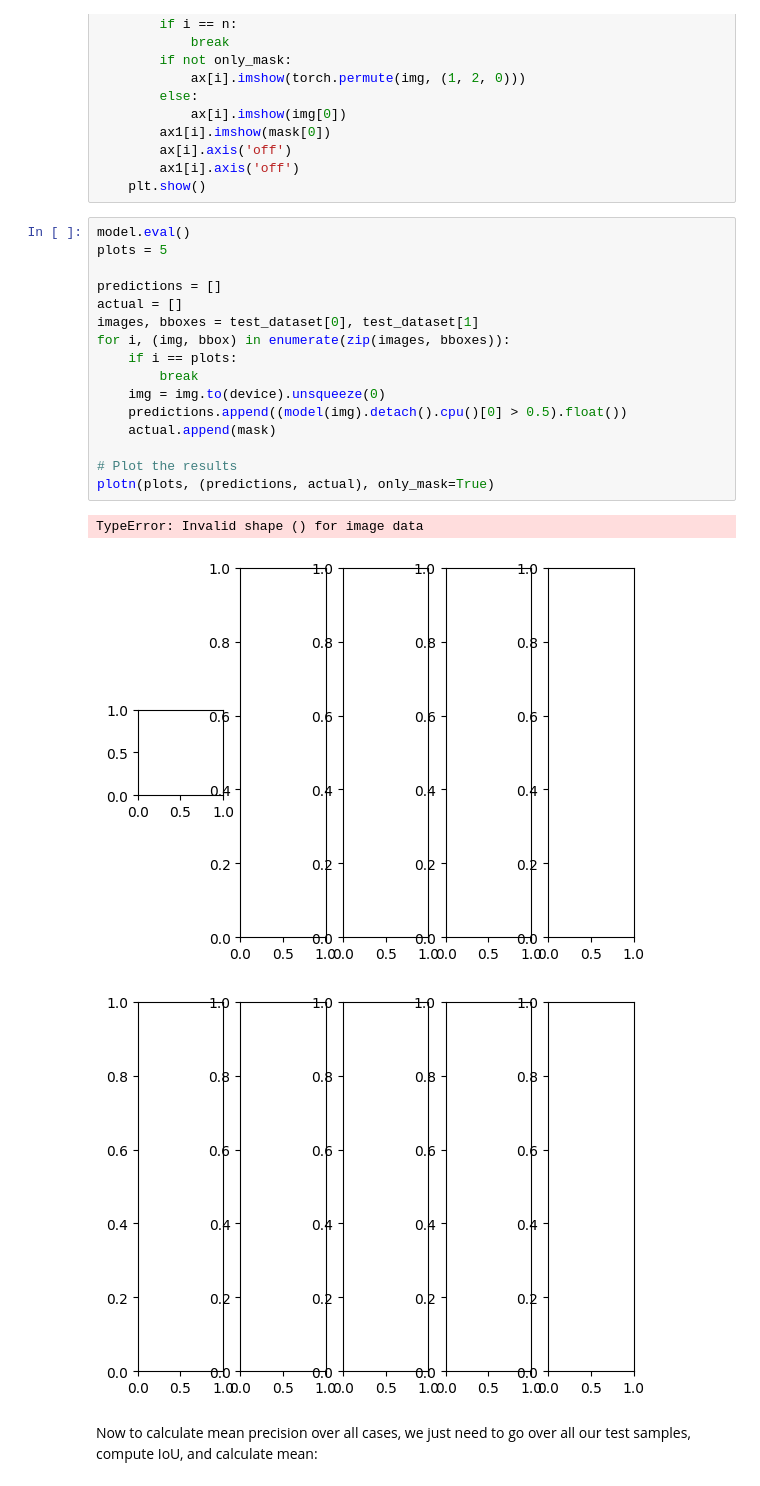
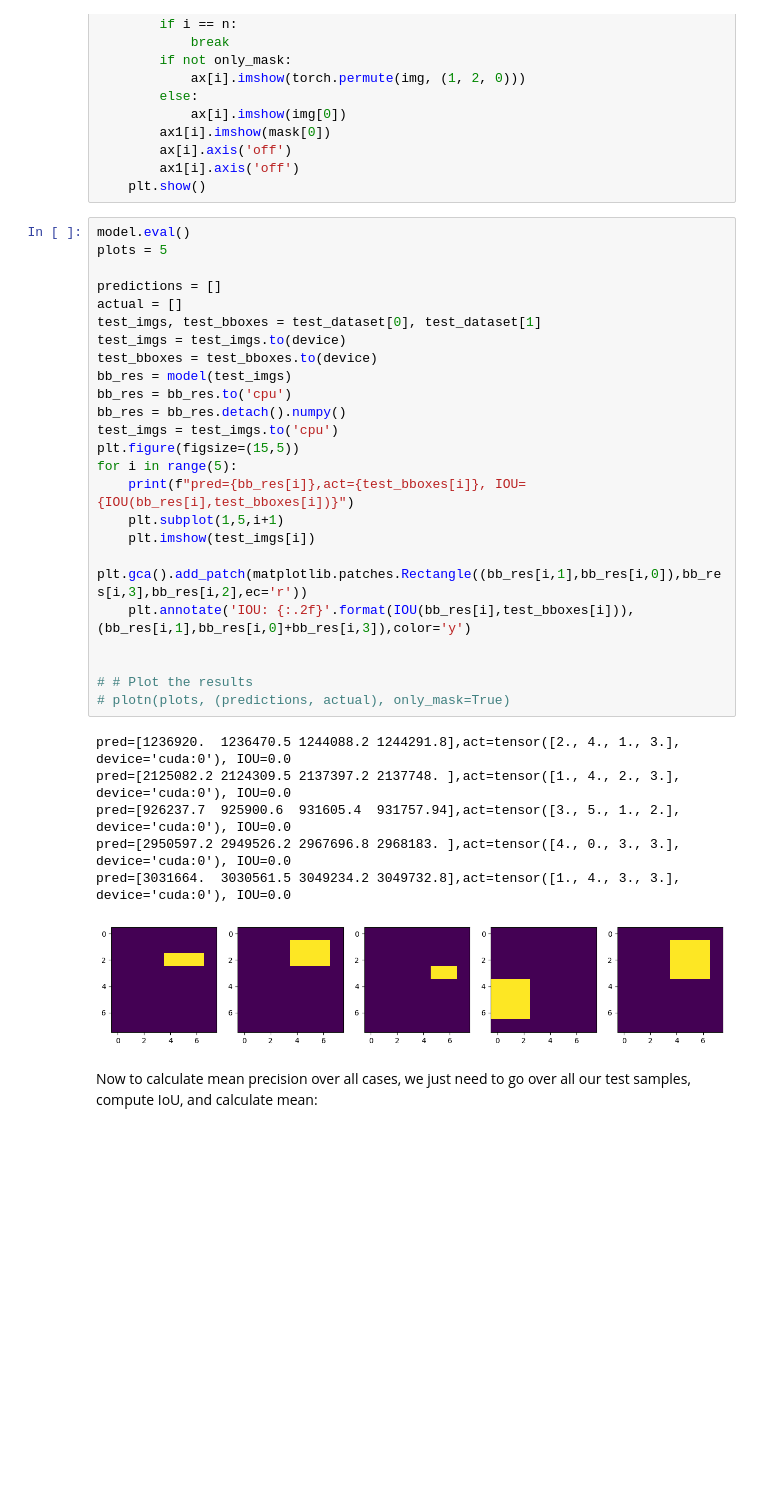
Before and after one commit to KalebKei/AI-For-Beginners, a Jupyter notebook: lessons/4-ComputerVision/11-ObjectDetection/ObjectDetectionKalebPytorch.ipynb, the cells around one changed output. Saved outputs shown, nothing was run; the diff lists cells and outputs as text; blank space fills up the shorter version.

```diff
--- a/lessons/4-ComputerVision/11-ObjectDetection/ObjectDetectionKalebPytorch.ipynb
+++ b/lessons/4-ComputerVision/11-ObjectDetection/ObjectDetectionKalebPytorch.ipynb
@@ -313,23 +316,34 @@ def plotn(n, data, only_mask=False):
 # %%
 model.eval()
 plots = 5
 
 predictions = []
 actual = []
-images, bboxes = test_dataset[0], test_dataset[1]
-for i, (img, bbox) in enumerate(zip(images, bboxes)):
-    if i == plots:
-        break
-    img = img.to(device).unsqueeze(0)
-    predictions.append((model(img).detach().cpu()[0] > 0.5).float())
-    actual.append(mask)
+test_imgs, test_bboxes = test_dataset[0], test_dataset[1]
+test_imgs = test_imgs.to(device)
+test_bboxes = test_bboxes.to(device)
+bb_res = model(test_imgs)
+bb_res = bb_res.to('cpu')
+bb_res = bb_res.detach().numpy()
+test_imgs = test_imgs.to('cpu')
+plt.figure(figsize=(15,5))
+for i in range(5):
+    print(f"pred={bb_res[i]},act={test_bboxes[i]}, IOU={IOU(bb_res[i],test_bboxes[i])}")
+    plt.subplot(1,5,i+1)
+    plt.imshow(test_imgs[i])
+    plt.gca().add_patch(matplotlib.patches.Rectangle((bb_res[i,1],bb_res[i,0]),bb_res[i,3],bb_res[i,2],ec='r'))
+    plt.annotate('IOU: {:.2f}'.format(IOU(bb_res[i],test_bboxes[i])),(bb_res[i,1],bb_res[i,0]+bb_res[i,3]),color='y')
 
-# Plot the results
-plotn(plots, (predictions, actual), only_mask=True)
+
+# # Plot the results
+# plotn(plots, (predictions, actual), only_mask=True)
 # %% [output]
-TypeError: Invalid shape () for image data
+pred=[1236920.  1236470.5 1244088.2 1244291.8],act=tensor([2., 4., 1., 3.], device='cuda:0'), IOU=0.0
+pred=[2125082.2 2124309.5 2137397.2 2137748. ],act=tensor([1., 4., 2., 3.], device='cuda:0'), IOU=0.0
+pred=[926237.7  925900.6  931605.4  931757.94],act=tensor([3., 5., 1., 2.], device='cuda:0'), IOU=0.0
+pred=[2950597.2 2949526.2 2967696.8 2968183. ],act=tensor([4., 0., 3., 3.], device='cuda:0'), IOU=0.0
+pred=[3031664.  3030561.5 3049234.2 3049732.8],act=tensor([1., 4., 3., 3.], device='cuda:0'), IOU=0.0
-[figure, old version]
+[figure, new version]
-[figure, removed]
 # %% [markdown]
 Now to calculate mean precision over all cases, we just need to go over all our test samples, compute IoU, and calculate mean:
 # %%
```
Also changed, not shown: parts of 3 cells of this notebook.
